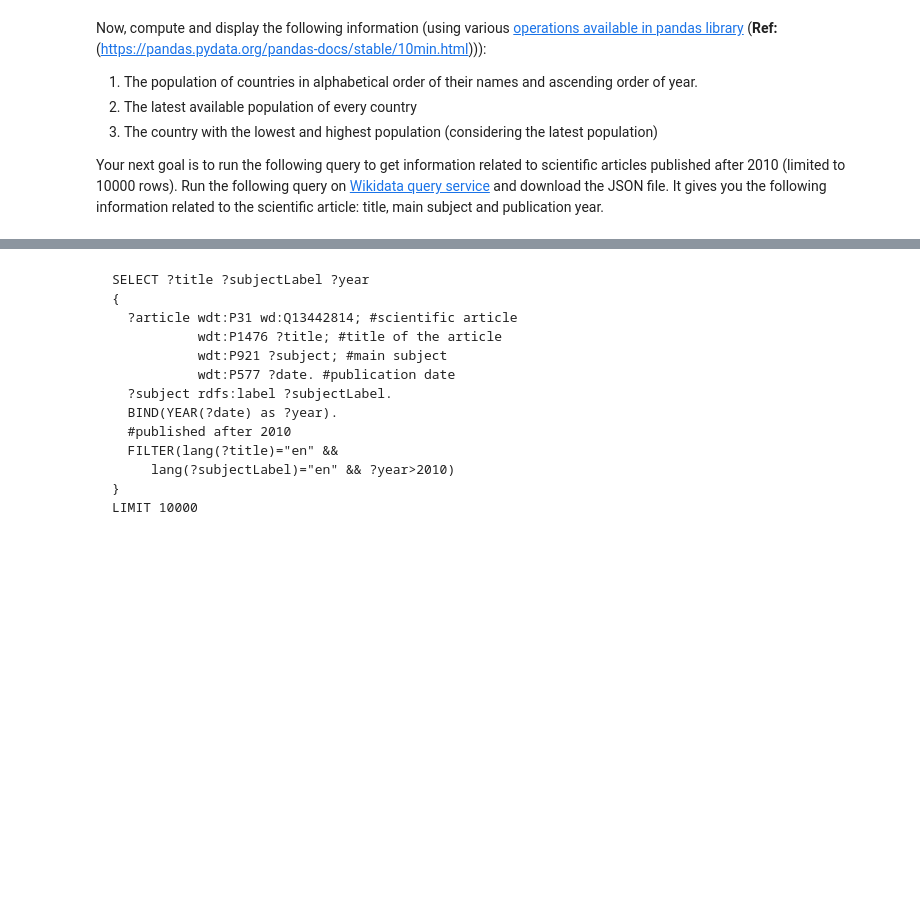
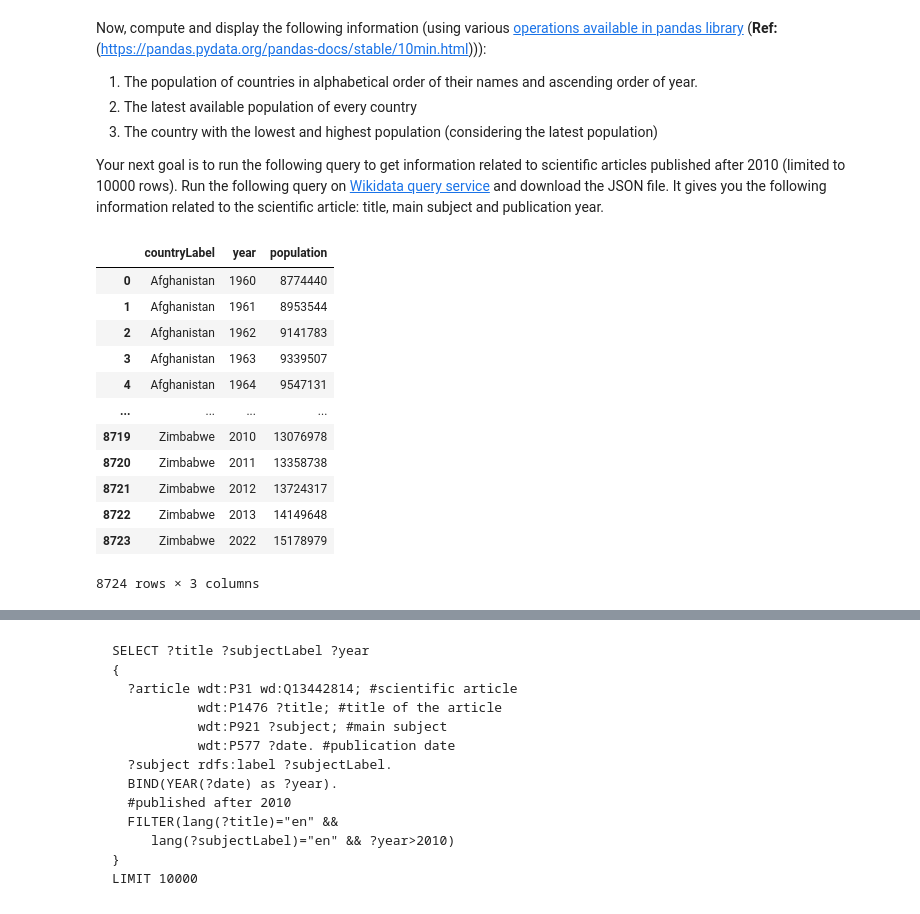
Before and after one commit to Foxlider/MachineLearning, a Jupyter notebook: en/practical1/practical1.ipynb, the cells around one changed output, grey strips where cells are left out. Cells and saved outputs as stored; diff of their text form; code cells hidden in the pictures; blank space fills up the shorter version.

```diff
--- a/en/practical1/practical1.ipynb
+++ b/en/practical1/practical1.ipynb
@@ -392,3 +703,33 @@ to scientific articles published after 2010 (limited to 10000 rows). Run
 the following query on [Wikidata query service](https://query.wikidata.org) and download the JSON file.
 It gives you the following information related to the scientific
 article: title, main subject and publication year.
+# %%
+from pandas.io.json import json_normalize
+import pandas as pd
+import json
+
+jsondata = json.load(open("../../data/q1.json"))
+array = []
+
+for data in jsondata:
+    array.append([data["countryLabel"], data["year"], data["population"]])
+
+dataframe = pd.DataFrame(array, columns=["countryLabel", "year", "population"])
+dataframe = dataframe.astype(
+    dtype={"countryLabel": "<U200", "year": "int64", "population": "int64"}
+)
+dataframe
+# %% [output]
+|  | countryLabel | year | population |
+| 0 | Afghanistan | 1960 | 8774440 |
+| 1 | Afghanistan | 1961 | 8953544 |
+| 2 | Afghanistan | 1962 | 9141783 |
+| 3 | Afghanistan | 1963 | 9339507 |
+| 4 | Afghanistan | 1964 | 9547131 |
+| ... | ... | ... | ... |
+| 8719 | Zimbabwe | 2010 | 13076978 |
+| 8720 | Zimbabwe | 2011 | 13358738 |
+| 8721 | Zimbabwe | 2012 | 13724317 |
+| 8722 | Zimbabwe | 2013 | 14149648 |
+| 8723 | Zimbabwe | 2022 | 15178979 |
+8724 rows × 3 columns
```
Also changed, not shown: parts of 38 cells of this notebook, 1 other file.
